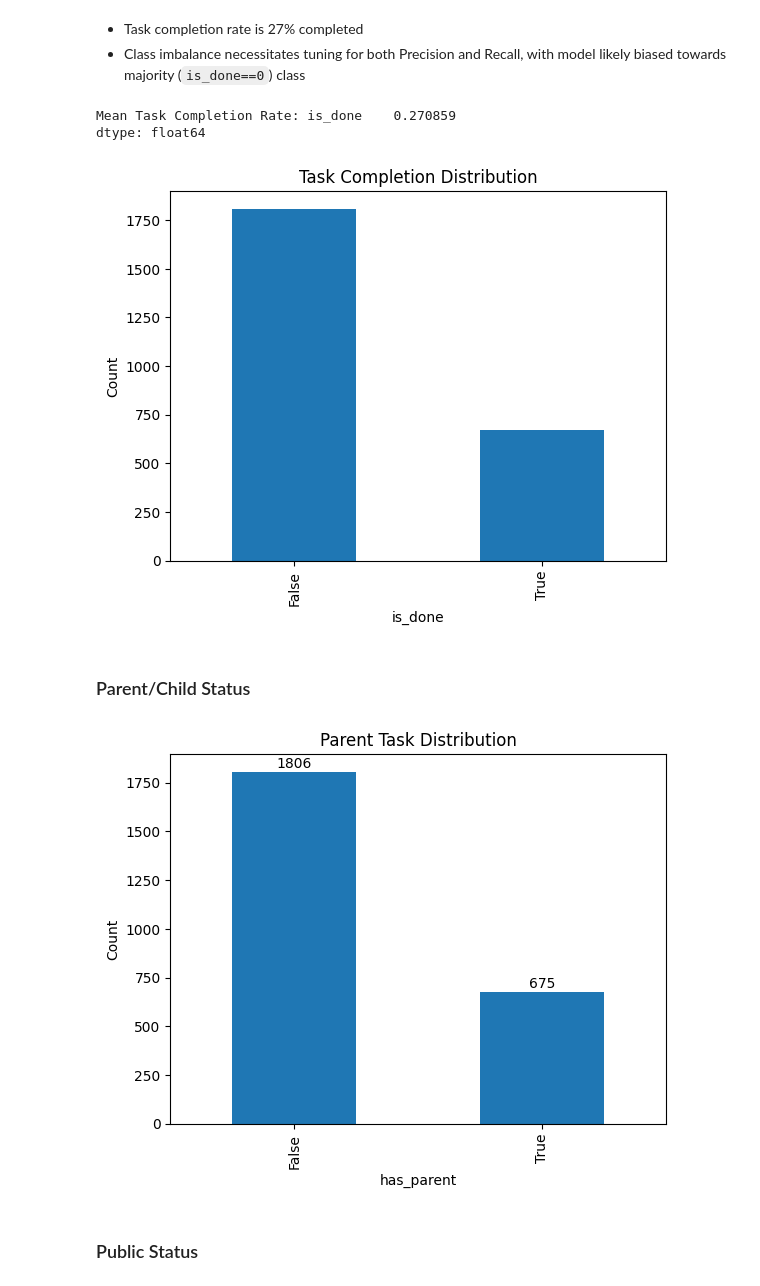
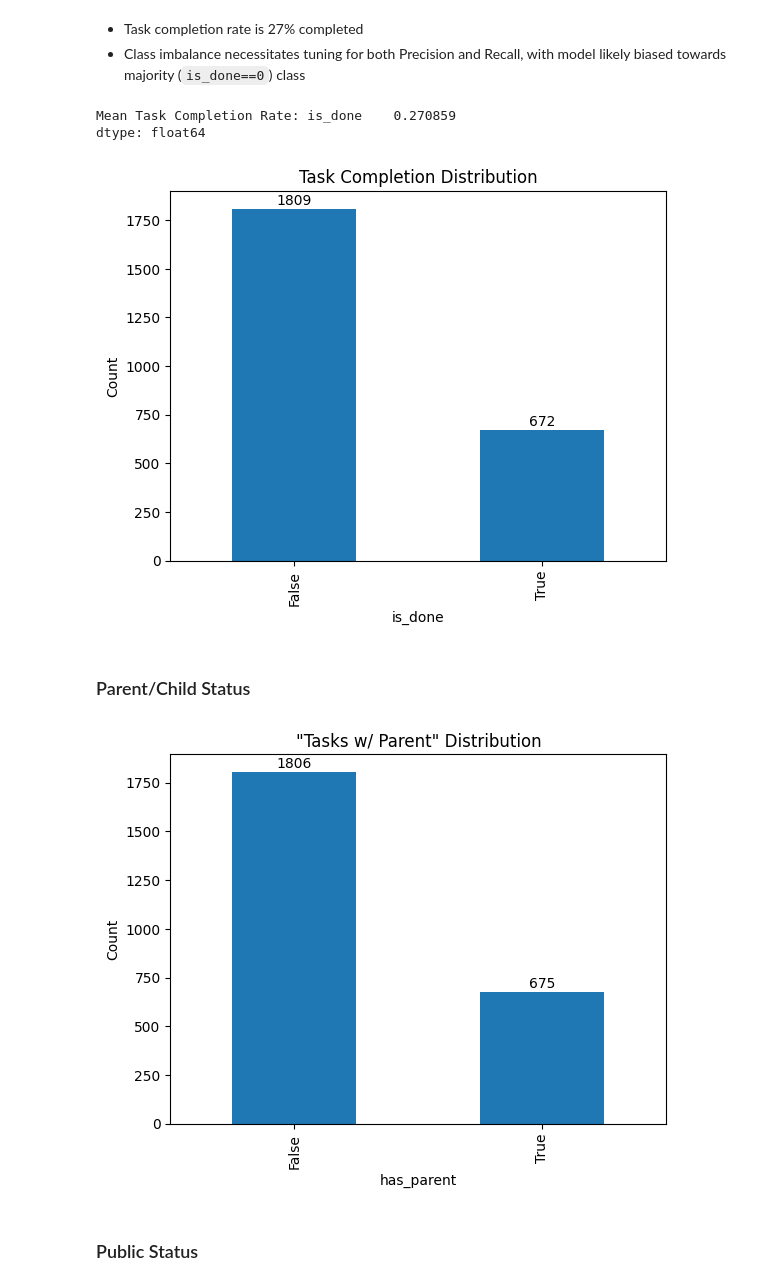
Before and after one commit to pt7481/dootoo_item_prediction, a Jupyter notebook: eda/dootoo_item_prediction.ipynb, the cells around one changed output. Drawn from its saved outputs; the diff is of its cells as text; code cells hidden in the pictures.

```diff
--- a/eda/dootoo_item_prediction.ipynb
+++ b/eda/dootoo_item_prediction.ipynb
@@ -107,14 +107,17 @@ X_train.shape, X_test.shape, y_train.shape, y_test.shape
 * Class imbalance necessitates tuning for both Precision and Recall, with model likely biased towards majority (`is_done==0`) class
 # %%
 print(f"Mean Task Completion Rate: {tasks_df[['is_done']].mean()}")
-tasks_df['is_done'].value_counts().plot(kind='bar', title='Task Completion Distribution')
+counts = tasks_df['is_done'].value_counts()
+counts.plot(kind='bar', title='Task Completion Distribution')
+for i in range(len(counts)):
+    plt.text(i, counts.iloc[i] + 20, counts.iloc[i], ha='center')
 plt.xlabel('is_done')
 plt.ylabel('Count')
 plt.show()
 # %% [output]
 Mean Task Completion Rate: is_done    0.270859
 dtype: float64
-[figure, old version]
+[figure, new version]
 # %% [markdown]
 ### Parent/Child Status
 # %%
@@ -122,14 +125,14 @@ tasks_df.drop(columns=['is_child'], inplace=True) # Drop 'is_child' as it was de
 # %%
 tasks_df['has_parent'] = tasks_df['parent_item_id'].notnull()
 counts = tasks_df['has_parent'].value_counts()
-counts.plot(kind='bar', title='Parent Task Distribution')
+counts.plot(kind='bar', title='"Tasks w/ Parent" Distribution')
 for i in range(len(counts)):
     plt.text(i, counts.iloc[i] + 20, counts.iloc[i], ha='center')
 plt.xlabel('has_parent')
 plt.ylabel('Count')
 plt.show()
 # %% [output]
-[figure, old version]
+[figure, new version]
 # %% [markdown]
 ### Public Status
 # %%
```
